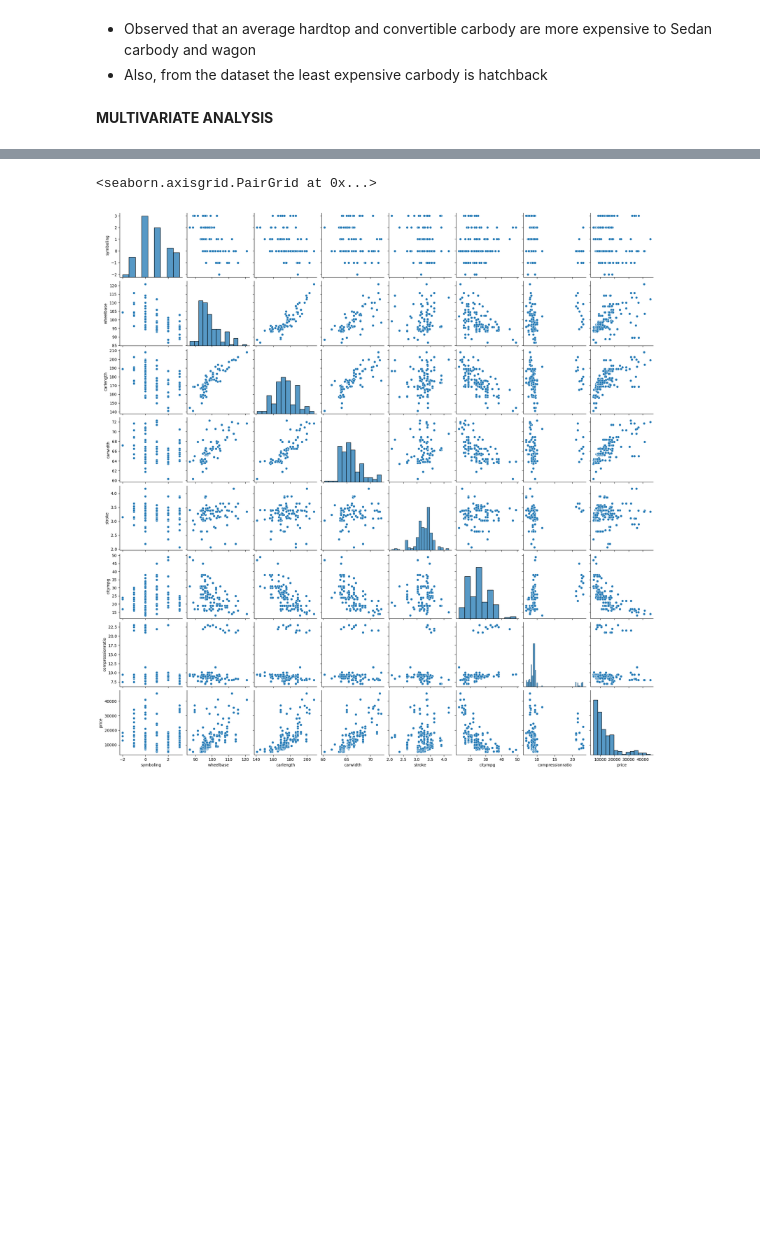
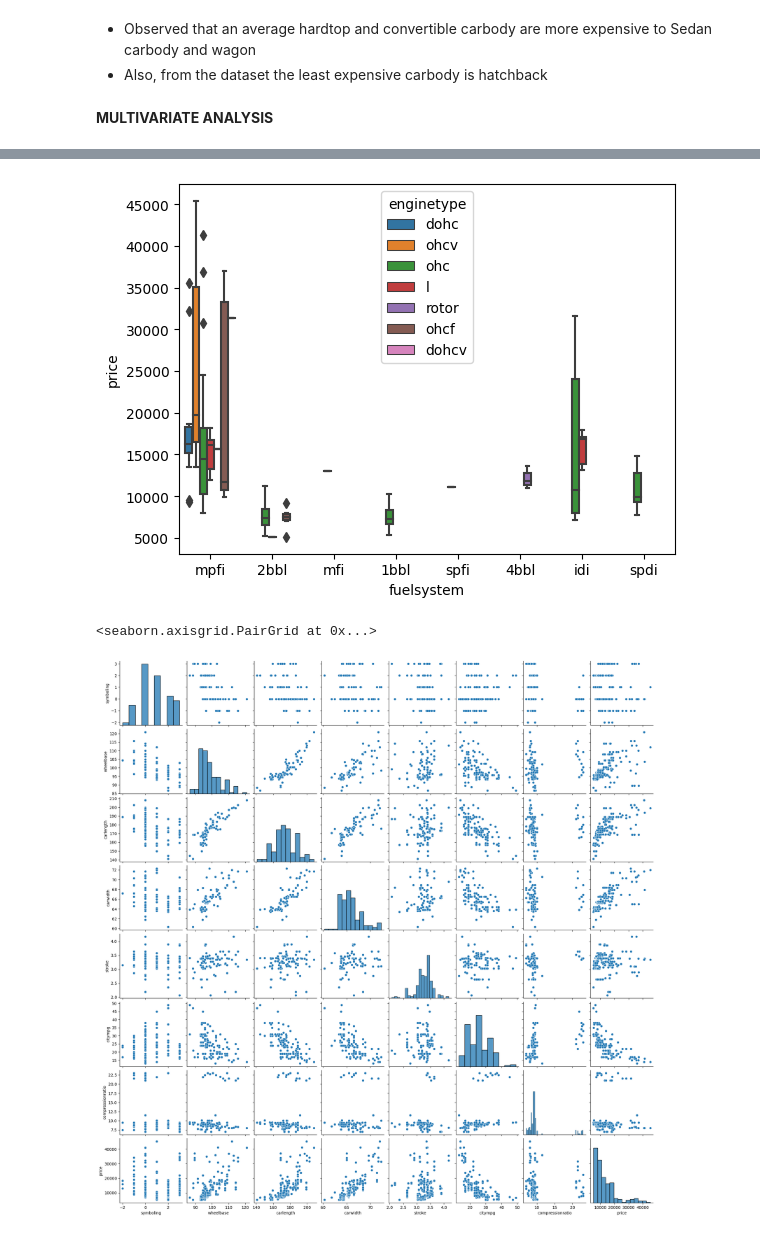
Before and after one commit to Cquence1/Geely-Autos-Nigeria, a Jupyter notebook: Geely_Autos.ipynb, the cells around one changed output, grey strips where cells are left out. Cells and saved outputs as stored; diff of their text form; code cells hidden in the pictures; blank space fills up the shorter version.

```diff
--- a/Geely_Autos.ipynb
+++ b/Geely_Autos.ipynb
@@ -158,3 +150,7 @@ sb.boxplot(x='carbody',y='price', hue = 'enginetype',data =df)
 [figure]
+# %%
+sb.boxplot(x='fuelsystem',y='price', hue = 'enginetype',data =df);
+# %% [output]
+[figure, added]
 # %%
 var = ['symboling','wheelbase','carlength','carwidth','stroke','citympg','compressionratio','price']
```
Also changed, not shown: parts of 16 cells of this notebook.
